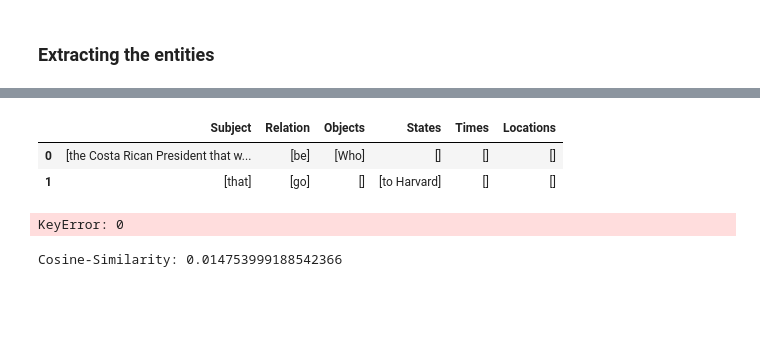
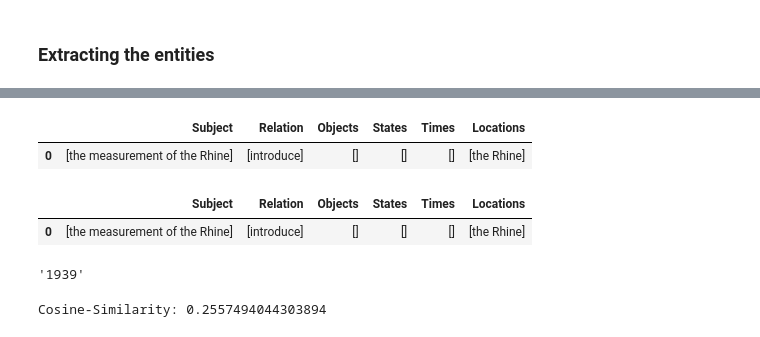
Before and after one commit to ZiaddAhmedd/Knowledge-graph-QA, a Jupyter notebook: dependency.ipynb, the cells around one changed output, grey strips where cells are left out. Cells and saved outputs as stored; diff of their text form; code cells hidden in the pictures; blank space fills up the shorter version.

Commit message:
Great ENHANCE in when questions' accuracy

```diff
--- a/dependency.ipynb
+++ b/dependency.ipynb
@@ -173,7 +182,7 @@ def extract_subjects(sentence):
     subjects = {}
     verbIdx = 0
     for token in sentence:
-        if token.pos_ == "VERB" or token.pos_ == "AUX":
+        if token.pos_ == "VERB" or token.pos_ == "AUX" or token.dep_ == "ROOT":
             verbIdx += 1
             subjectFlag = False
             verb = token
@@ -193,7 +202,7 @@ def extract_subjects(sentence):
                     subjects[verb] = (subject, verbIdx)
                     subjectFlag = True
             if not subjectFlag:  # didn't find a normal subject
-                if token.dep_ == "relcl":
+                if token.dep_ in ("relcl", "acl"):
                     subject = str(token.head)
                     subjects[token] = (subject, verbIdx)  # should get the subtree of the subject
                 elif token.dep_ in ("advcl", "conj"):
@@ -224,7 +233,7 @@ def extract_objects(sentence):
     objects = []
     verbIdx = 0
     for token in sentence:
-        if token.pos_ == "VERB" or token.pos_ == "AUX":
+        if token.pos_ == "VERB" or token.pos_ == "AUX" or token.dep_ == "ROOT":
             verbIdx += 1
             for child in token.children:
                 if child.dep_ in ("dobj", "dative", "attr", "oprd", "acomp","ccomp", "xcomp", "nsubjpass"):
@@ -245,23 +254,38 @@ def extract_state(sentence):
                     states.append(((" ".join(subtree_tokens), token, verbIdx)))
     return states
 
+# def extract_time(sentence):
+#     times = {}
+#     verbIdx = 0
+#     for token in sentence:
+#         if token.pos_ == "VERB" or token.pos_ == "AUX" or token.dep_ == "ROOT":
+#             verbIdx += 1
+#             for child in token.subtree:
+#                 if child.ent_type_ == "DATE" or child.ent_type_ == "TIME":
+#                     times[child.text] = (token, verbIdx)
+
+#     return [(k, v[0], v[1]) for k, v in times.items()]
+
 def extract_time(sentence):
     times = {}
     verbIdx = 0
+    year_pattern = re.compile(r'\b\d{4}\b')  # matches any four-digit number
     for token in sentence:
-        if token.pos_ == "VERB" or token.pos_ == "AUX":
+        if token.pos_ == "VERB" or token.pos_ == "AUX" or token.dep_ == "ROOT":
             verbIdx += 1
             for child in token.subtree:
                 if child.ent_type_ == "DATE" or child.ent_type_ == "TIME":
                     times[child.text] = (token, verbIdx)
-
+                elif year_pattern.search(child.text):
+                    year = year_pattern.search(child.text).group()
+                    times[year] = (token, verbIdx)
     return [(k, v[0], v[1]) for k, v in times.items()]
 
 def extract_location(sentence):
     locations = {}
     verbIdx = 0
     for token in sentence:
-        if token.pos_ == "VERB" or token.pos_ == "AUX":
+        if token.pos_ == "VERB" or token.pos_ == "AUX" or token.dep_ == "ROOT":
             verbIdx += 1
             for child in token.subtree:
                 if child.ent_type_ in ("GPE", "LOC", "FAC"):
@@ -352,0 +374,11 @@ states:  [('to Harvard', went, 2)] times:  [] locations:  []
+# %%
+questionDF = extract_facts(question)
+#check the length of the questionDF
+if len(questionDF) == 1:
+    questionDF["Subject"] = question_nlp.text
+    questionDF["Relation"] = question_nlp.text
+    questionDF["Objects"] = question_nlp.text
+    questionDF["States"] = question_nlp.text
+    questionDF["Times"] = question_nlp.text
+    questionDF["Locations"] = question_nlp.text
+questionDF
@@ -375,8 +424,8 @@ factsDF
 # %%
-# iterate the dataframe and change the subject to [Subject] and the relation to [Relation]
 def change_subject_relation(factsDF, isQuestion = True):
     if not isQuestion:
         factsDF = factsDF[~((factsDF["Subject"] == "Unknown") & (factsDF["Objects"].apply(len) == 0) & (factsDF["States"].apply(len) == 0) & (factsDF["Times"].apply(len) == 0) & (factsDF["Locations"].apply(len) == 0))]
+        factsDF = factsDF.reset_index(drop=True)
 
     for index, row in factsDF.iterrows():
         factsDF.loc[index, "Subject"] = [row['Subject']]
@@ -393,10 +450,9 @@ newFactsDF
 # %%
-newQuestionDF = change_subject_relation(questionDF, True)
+newQuestionDF = change_subject_relation(questionDF, False)
 newQuestionDF
 # %% [output]
 |  | Subject | Relation | Objects | States | Times | Locations |
-| 0 | [the Costa Rican President that w... | [be] | [Who] | [] | [] | [] |
-| 1 | [that] | [go] | [] | [to Harvard] | [] | [] |
+| 0 | [the measurement of the Rhine] | [introduce] | [] | [] | [] | [the Rhine] |
 # %%
 def similarity(factRow, questionRow, column):
     if len(factRow[column]) == 0 or len(questionRow[column]) == 0 or factRow[column] == ["Unknown"] or questionRow[column] == ["Unknown"]:
@@ -424,21 +480,26 @@ def cost_function(factsDf, questionFact, excludeColumns=[]):
             score = currScore
             maxFactIdx = factIdx
     return maxFactIdx, score
+# %%
+newQuestionDF
+# %% [output]
+|  | Subject | Relation | Objects | States | Times | Locations |
+| 0 | [the measurement of the Rhine] | [introduce] | [] | [] | [] | [the Rhine] |
 # %%
-correctIdx, _ = cost_function(factsDF, questionDF, excludeColumns=[excludesPerQuestionType[question_type]])
-WhenAnswer = factsDF.loc[correctIdx, excludesPerQuestionType[question_type]]
+correctIdx, _ = cost_function(newFactsDF, newQuestionDF, excludeColumns=[excludesPerQuestionType[question_type]])
+WhenAnswer = newFactsDF.loc[correctIdx, excludesPerQuestionType[question_type]]
 if WhenAnswer == []:
-    WhenAnswer = factsDF.loc[correctIdx, "States"]
+    WhenAnswer = newFactsDF.loc[correctIdx, "States"]
 " ".join(WhenAnswer)
 # %% [output]
-KeyError: 0
+'1939'
 # %%
 model = SentenceTransformer("all-MiniLM-L6-v2")
 # %%
-emb1 = model.encode("the champion of the National Football League ( NFL )")
-emb2 = model.encode("place")
+emb1 = model.encode("did Lev's Stadium open")
+emb2 = model.encode("open")
 
 cos_sim = util.cos_sim(emb1, emb2)
 print("Cosine-Similarity:", cos_sim.item())
 # %% [output]
-Cosine-Similarity: 0.014753999188542366
+Cosine-Similarity: 0.2557494044303894
```
Also changed, not shown: parts of 15 cells of this notebook, 3 other files.
